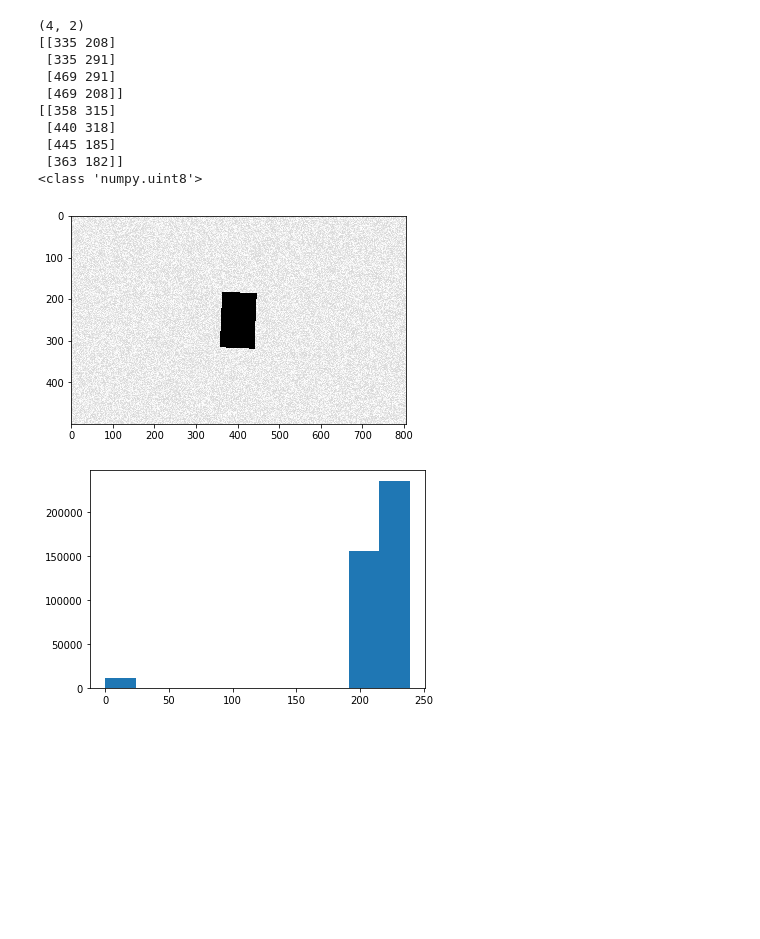
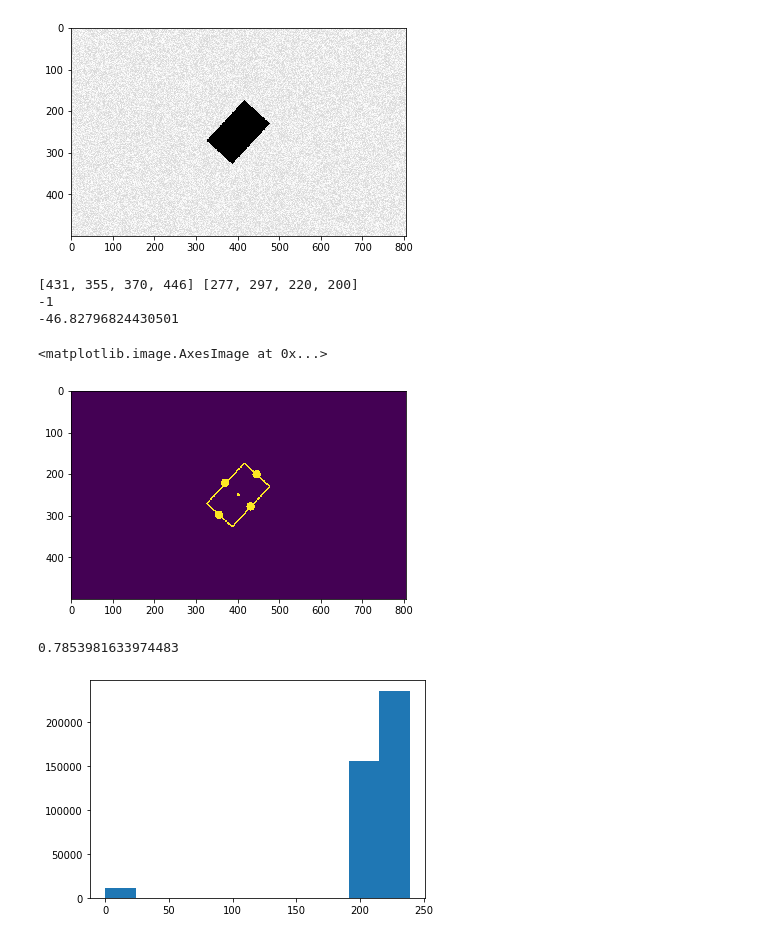
Before and after one commit to simonaertssen/UR_Kinematics, a Jupyter notebook: Sandbox/Cameras/RectangleCoords.ipynb, the cells around one changed output. Saved outputs shown, nothing was run; the diff lists cells and outputs as text; code cells hidden in the pictures; blank space fills up the shorter version.

Commit message:
found the right angle

```diff
--- a/Sandbox/Cameras/RectangleCoords.ipynb
+++ b/Sandbox/Cameras/RectangleCoords.ipynb
@@ -5,37 +5,71 @@ import matplotlib.pyplot as plt
 # %%
 w, h = 500, int(500*1.61)
 imageOriginal = np.ones((w,h), dtype=np.uint8)*200 + np.random.rand(w,h)*40
 l1, l2 = int(h/6), int(w/6)
 x, y = int(h/2 + l1/2), int(w/2 + l2/2)
 
 box = np.array([[x-l1, y-l2], [x-l1,y], [x, y], [x, y-l2]])
 origin = np.array([x - int(l1/2), y - int(l2/2)])
-print(box.shape)
-print(box)
 
-angle = 88 * np.pi / 180
+angle = 47 * np.pi / 180
 c, s = np.cos(angle), np.sin(angle)
 rot = np.array([[c, -s], [s, c]])
 box -= origin
 box = box.dot(rot).astype(np.int)
 box += origin
 
-print(box)
 imageOriginal = cv.drawContours(imageOriginal,[box],0,(0,191,255), -1).astype(np.uint8)
 
 plt.imshow(imageOriginal, cmap='gray')
 
 image = imageOriginal.copy()
-print(type(image[0,0]))
 # %% [output]
-(4, 2)
-[[335 208]
- [335 291]
- [469 291]
- [469 208]]
-[[358 315]
- [440 318]
- [445 185]
- [363 182]]
-<class 'numpy.uint8'>
-[figure, old version]
+[figure, new version]
+# %%
+
+bricks = (image < 20).astype(np.uint8)
+_, contours, hierarchy = cv.findContours(bricks, cv.RETR_EXTERNAL, cv.CHAIN_APPROX_SIMPLE)
+
+drawonme = np.zeros(bricks.shape, dtype=np.uint8)
+cv.drawContours(drawonme, contours, -1, (255, 255, 255), thickness=2)
+
+for contour in contours:
+    M = cv.moments(contour)
+    if M['m00'] == 0:
+        break
+    X = int(M['m10'] / M['m00'])
+    Y = int(M['m01'] / M['m00'])
+
+    drawonme = cv.circle(drawonme, (X, Y), 4, 255, -1)
+
+    rect = cv.minAreaRect(contour)
+    (x, y), (w, h), angle = rect
+
+    box = cv.boxPoints(rect)
+    box = np.int0(box)
+
+    # Find midpoints:
+    midX = [np.int0((box[i - 1, 0] + box[i, 0])/2) for i in range(4)]
+    midY = [np.int0((box[i - 1, 1] + box[i, 1])/2) for i in range(4)]
+    for x, y in zip(midX, midY):
+        drawonme = cv.circle(drawonme, (x, y), 10, 255, -1)
+    print(midX, midY)
+
+    # Find longest side:
+    candidates = np.sqrt(np.array([(midX[i]-midX[j])**2 + (midY[i]-midY[j])**2 for i,j in zip([0,1],[2,3])]))
+    longest_side = candidates.argmax()
+    sign = np.sign(midX[longest_side+2] - midX[longest_side] + midY[longest_side+2] - midY[longest_side])
+    print(sign)
+
+    # Find angle:
+    pts = np.array([[midX[i], midY[i]] for i in longest_side + [0,2]])
+    angle = sign*np.arccos(np.abs(pts[1] - pts[0]).dot(np.array([1,0]))/np.linalg.norm(pts[1] - pts[0])) * 180 / np.pi
+    print(angle)
+
+plt.imshow(drawonme)
+# %% [output]
+[431, 355, 370, 446] [277, 297, 220, 200]
+-1
+-46.82796824430501
+<matplotlib.image.AxesImage at 0x...>
+[figure, added]
@@ -42,3 +143,8 @@ print(type(image[0,0]))
+# %%
+np.cos(2*np.pi)
+np.arccos(np.sqrt(2)/2)
+# %% [output]
+0.7853981633974483
 # %%
 # Normalise and treat image:
 # image = cv.normalize(image, 255)
```
Also changed, not shown: parts of 2 cells of this notebook.
